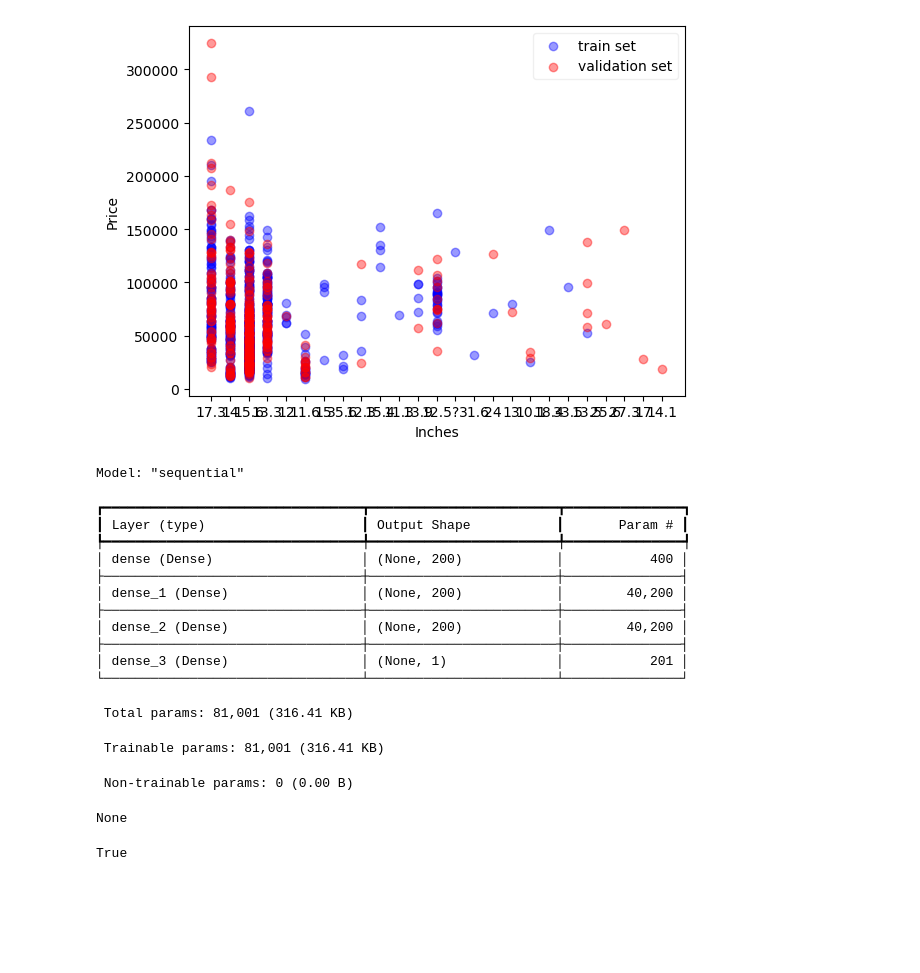
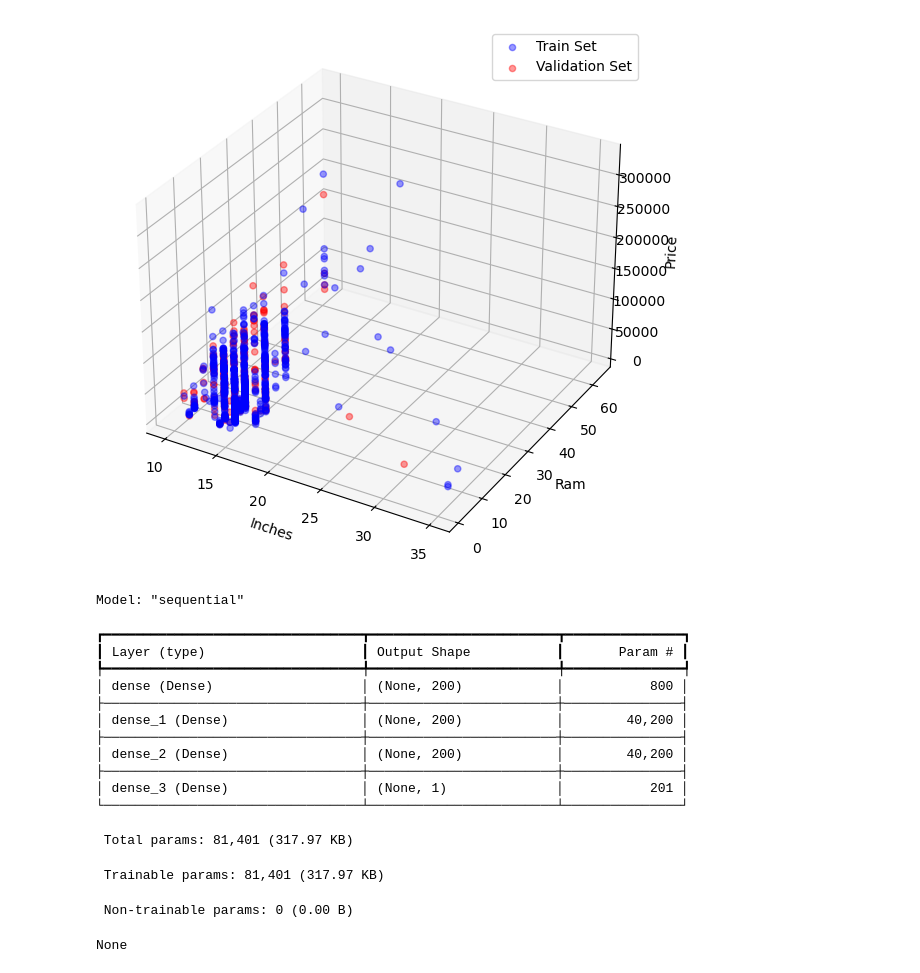
Before and after one commit to t1ww/AI-for-SE, a Jupyter notebook: SE411_652115013_lab10_inclass/task/model_neural_2.ipynb, the cells around one changed output. Cells and saved outputs as stored; diff of their text form; code cells hidden in the pictures; blank space fills up the shorter version.

```diff
--- a/SE411_652115013_lab10_inclass/task/model_neural_2.ipynb
+++ b/SE411_652115013_lab10_inclass/task/model_neural_2.ipynb
@@ -12,7 +13,8 @@ dataset = pd.read_csv('Lab09_uncleaned_laptopData.csv')
 print(f"There are {len(dataset.index)} instances.")
 dataset
 # select column
-dataset = dataset[['Inches', 'Ram', 'Memory', 'Price']]
+dataset_columns = ['Inches', 'Ram', 'Memory', 'Price']
+dataset = dataset[dataset_columns]
 dataset
 # %% [output]
 There are 1303 instances.
@@ -32,41 +61,63 @@ There are 1303 instances.
 # %%
+# Split dataset and plot graph
 def split_dataset(dataset, train_frac=0.7):
-    train = dataset.sample(frac=train_frac)
+    train = dataset.sample(frac=train_frac, random_state=42)
     val = dataset.drop(train.index)
-    # Drop rows where 'Inches' or 'Price' is missing
-    train = train.dropna(subset=['Inches', 'Price'])
-    val = val.dropna(subset=['Inches', 'Price'])
+    # Drop rows where 'Inches', 'Ram', 'Memory', or 'Price' is missing
+    train = train.dropna(subset=['Inches', 'Ram', 'Memory', 'Price'])
+    val = val.dropna(subset=['Inches', 'Ram', 'Memory', 'Price'])
     return train, val
 
-# Split dataset into train and validation:
 train, validation = split_dataset(dataset, train_frac=0.7)
-plt.scatter(train['Inches'], train['Price'], c='blue', alpha=0.4)
-plt.scatter(validation['Inches'], validation['Price'], c='red', alpha=0.4)
-plt.xlabel('Inches')
-plt.ylabel('Price')
-plt.legend(['train set', 'validation set'], framealpha=0.3)
+
+# 3D Scatter plot
+fig = plt.figure(figsize=(10, 7))
+ax = fig.add_subplot(111, projection='3d')
+
+# Plotting train set
+train_plot = ax.scatter(train['Inches'], train['Ram'], train['Price'], c='blue', alpha=0.4, label='Train Set')
+# Plotting validation set
+val_plot = ax.scatter(validation['Inches'], validation['Ram'], validation['Price'], c='red', alpha=0.4, label='Validation Set')
+
+# Axis labels
+ax.set_xlabel('Inches')
+ax.set_ylabel('Ram')
+ax.set_zlabel('Price')
+
+# Adding the legend
+ax.legend(loc='best')
+
+# Show the plot
 plt.show()
 # %% [output]
-[figure, old version]
+[figure, new version]
 # %%
 import tensorflow as tf
 import keras
 from keras import layers, models
 # %%
-# create model
-model = keras.Sequential()
-model.add(keras.layers.InputLayer(shape=(1,)))
-model.add(keras.layers.Dense(200, activation='sigmoid'))
-model.add(keras.layers.Dense(200, activation='sigmoid'))
-model.add(keras.layers.Dense(200, activation='sigmoid'))
-model.add(keras.layers.Dense(1, activation='linear'))
+# resetting
+tf.keras.backend.clear_session()
+
+# Function to create a new model
+def create_model():
+    model = keras.Sequential()
+    model.add(keras.layers.InputLayer(input_shape=(3,))) # set to amount of x
+    model.add(keras.layers.Dense(200, activation='sigmoid'))
+    model.add(keras.layers.Dense(200, activation='sigmoid'))
+    model.add(keras.layers.Dense(200, activation='sigmoid'))
+    model.add(keras.layers.Dense(1, activation='linear'))
+    return model
+
+# Create a new model instance
+model = create_model()
 print(model.summary())
 # %% [output]
 Model: "sequential"
 ┏━━━━━━━━━━━━━━━━━━━━━━━━━━━━━━━━━┳━━━━━━━━━━━━━━━━━━━━━━━━┳━━━━━━━━━━━━━━━┓
 ┃ Layer (type)                    ┃ Output Shape           ┃       Param # ┃
 ┡━━━━━━━━━━━━━━━━━━━━━━━━━━━━━━━━━╇━━━━━━━━━━━━━━━━━━━━━━━━╇━━━━━━━━━━━━━━━┩
-│ dense (Dense)                   │ (None, 200)            │           400 │
+│ dense (Dense)                   │ (None, 200)            │           800 │
 ├─────────────────────────────────┼────────────────────────┼───────────────┤
 │ dense_1 (Dense)                 │ (None, 200)            │        40,200 │
 ├─────────────────────────────────┼────────────────────────┼───────────────┤
@@ -74,20 +125,7 @@ Model: "sequential"
 ├─────────────────────────────────┼────────────────────────┼───────────────┤
 │ dense_3 (Dense)                 │ (None, 1)              │           201 │
 └─────────────────────────────────┴────────────────────────┴───────────────┘
- Total params: 81,001 (316.41 KB)
+ Total params: 81,401 (317.97 KB)
- Trainable params: 81,001 (316.41 KB)
+ Trainable params: 81,401 (317.97 KB)
  Non-trainable params: 0 (0.00 B)
 None
-# %%
-# Convert 'Inches' column to numeric, invalid values will become NaN
-train['Inches'] = pd.to_numeric(train['Inches'], errors='coerce')
-validation['Inches'] = pd.to_numeric(validation['Inches'], errors='coerce')
-
-# Drop rows where 'Inches' or 'Price' have NaN values
-train = train.dropna(subset=['Inches', 'Price'])
-validation = validation.dropna(subset=['Inches', 'Price'])
-
-# Verify if all 'Inches' values are numeric now
-print(train['Inches'].apply(lambda x: isinstance(x, (int, float))).all())
-# %% [output]
-True
```
Also changed, not shown: parts of 6 cells of this notebook.
